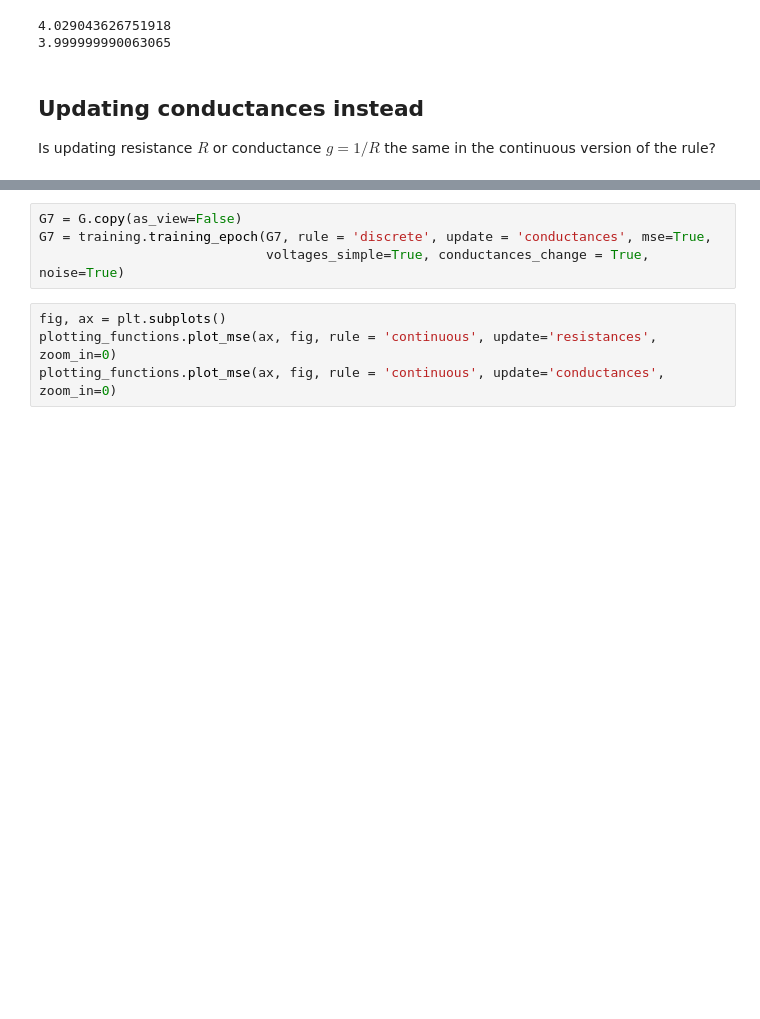
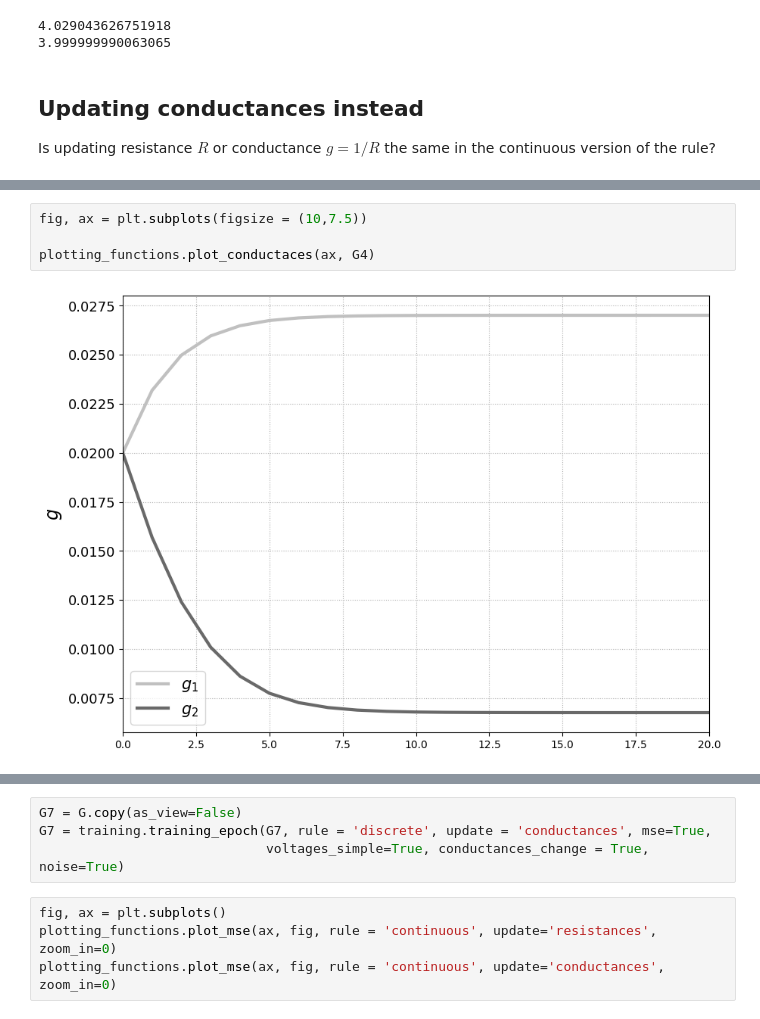
Before and after one commit to nicagali/Physics_Driven_Learning, a Jupyter notebook: notes/Jupiter-notebooks/training_simple.ipynb, the cells around one changed output, grey strips where cells are left out. Cells and saved outputs as stored; diff of their text form; blank space fills up the shorter version.

```diff
--- a/notes/Jupiter-notebooks/training_simple.ipynb
+++ b/notes/Jupiter-notebooks/training_simple.ipynb
@@ -188,3 +165,9 @@ plotting_functions.plot_mse(ax[2], fig, rule = 'continuous', update = 'conductan
+# %%
+fig, ax = plt.subplots(figsize = (10,7.5))
+
+plotting_functions.plot_conductaces(ax, G4)
+# %% [output]
+[figure, added]
 # %%
 G7 = G.copy(as_view=False)
 G7 = training.training_epoch(G7, rule = 'discrete', update = 'conductances', mse=True,
```
Also changed, not shown: parts of 18 cells of this notebook, 12 other files.
